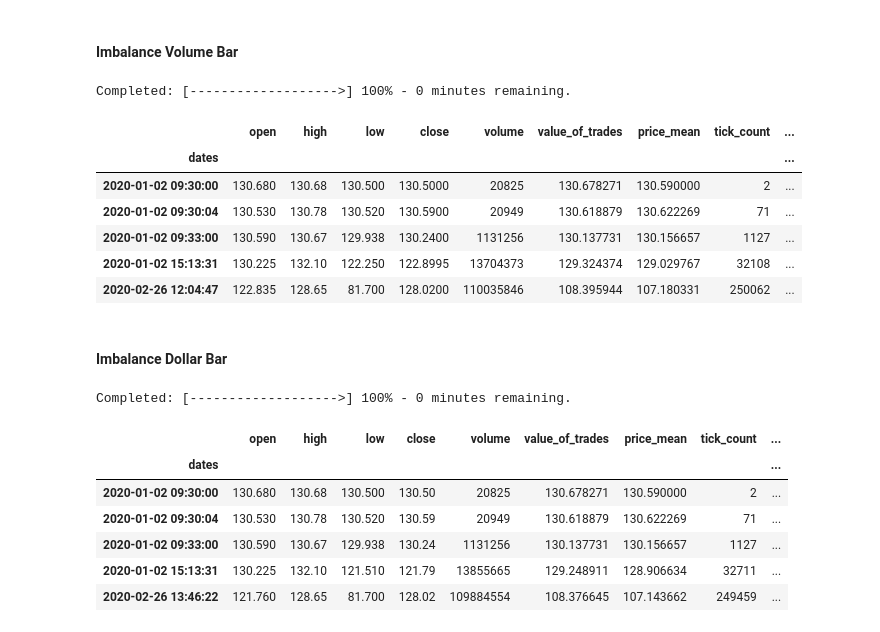
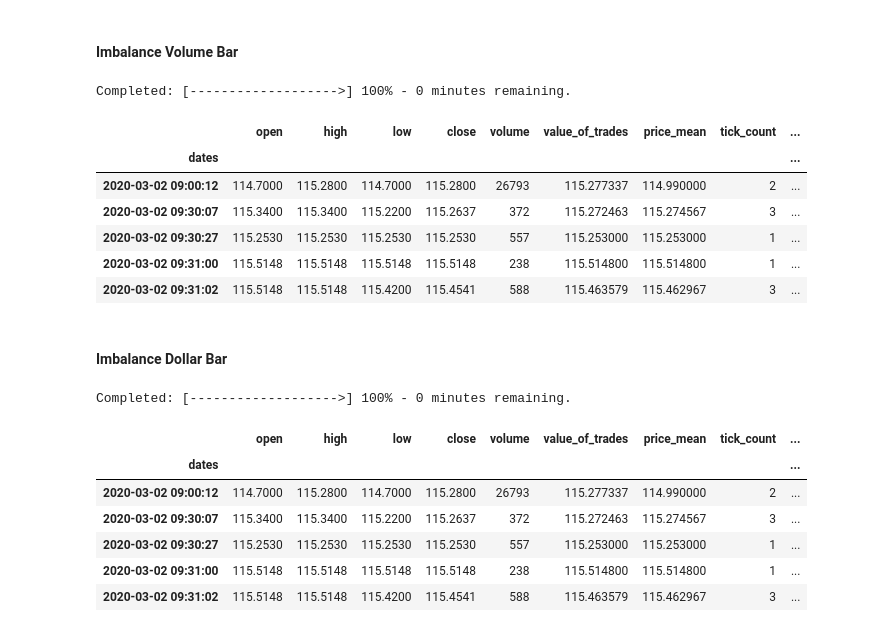
Before and after one commit to RiskLabAI/Notebooks.py, a Jupyter notebook: data/structures/Financial Data Structures.ipynb, the cells around one changed output. Cells and saved outputs as stored; diff of their text form; code cells hidden in the pictures.

```diff
--- a/data/structures/Financial Data Structures.ipynb
+++ b/data/structures/Financial Data Structures.ipynb
@@ -292,6 +703,2 @@ plt.show()
 # %% [markdown]
 ### Information-Driven Bars
-# %%
-dataframe['label'] = dataframe['price']
-dataframe['volume_labeled'] = dataframe['size']
-dataframe['dollarslabeled'] = dataframe['price'] * dataframe['size']
@@ -297,0 +707,12 @@ dataframe['dollarslabeled'] = dataframe['price'] * dataframe['size']
+# %%
+# Select a smaller range
+startDate = datetime.datetime(2020, 3, 1)
+endDate = datetime.datetime(2020, 3, 5)
+new_dataframe = dataframe[((dataframe.index >= startDate) & (dataframe.index <= endDate))][['price', 'size']]
+new_dataframe.drop_duplicates()
+new_dataframe['ret'] = np.log(new_dataframe['price']) - np.log(new_dataframe['price'].shift(1))
+new_dataframe['label'] = np.sign(new_dataframe['ret'])
+new_dataframe['volume_labeled'] = new_dataframe['label']*new_dataframe['size']
+new_dataframe['dollarslabeled'] = new_dataframe['volume_labeled']*new_dataframe['price']
+new_dataframe.dropna(inplace = True)
+new_dataframe.head()
@@ -298,13 +727,13 @@ dataframe['dollarslabeled'] = dataframe['price'] * dataframe['size']
 # %% [markdown]
 #### Imbalance Tick Bar
 # %%
-imbalance_tick_bar, thetas_absolute_tick, thresholds_tick = generate_information_driven_bars(dataframe, bar_type="tick", tick_expected_initial=0)
+imbalance_tick_bar, thetas_absolute_tick, thresholds_tick = generate_information_driven_bars(new_dataframe, bar_type="tick", tick_expected_initial=0)
 
 # Save countAverage data to Excel without overwriting previous sheets
 with pd.ExcelWriter(excel_file_path, engine='openpyxl', mode='a', if_sheet_exists='overlay') as writer:
     imbalance_tick_bar.to_excel(writer, sheet_name='imbalance tick bar')
 
-imbalance_tick_bar
+imbalance_tick_bar.head()
 # %% [output]
 Completed: [------------------->] 100% - 0 minutes remaining.
 |  | open | high | low | close | volume | value_of_trades | price_mean | tick_count | ... |
@@ -324,38 +746,38 @@ Completed: [------------------->] 100% - 0 minutes remaining.
 # %% [markdown]
 #### Imbalance Volume Bar
 # %%
-imbalance_volume_bar, thetas_absolute_volume, thresholds_volume = generate_information_driven_bars(dataframe, bar_type="volume", tick_expected_initial=0)
+imbalance_volume_bar, thetas_absolute_volume, thresholds_volume = generate_information_driven_bars(new_dataframe, bar_type="volume", tick_expected_initial=0)
 
 # Save countAverage data to Excel without overwriting previous sheets
 with pd.ExcelWriter(excel_file_path, engine='openpyxl', mode='a', if_sheet_exists='overlay') as writer:
     imbalance_volume_bar.to_excel(writer, sheet_name='imbalance volume bar')
 
-imbalance_volume_bar
+imbalance_volume_bar.head()
 # %% [output]
 Completed: [------------------->] 100% - 0 minutes remaining.
 |  | open | high | low | close | volume | value_of_trades | price_mean | tick_count | ... |
 | dates |  |  |  |  |  |  |  |  | ... |
-| 2020-01-02 09:30:00 | 130.680 | 130.68 | 130.500 | 130.5000 | 20825 | 130.678271 | 130.590000 | 2 | ... |
-| 2020-01-02 09:30:04 | 130.530 | 130.78 | 130.520 | 130.5900 | 20949 | 130.618879 | 130.622269 | 71 | ... |
-| 2020-01-02 09:33:00 | 130.590 | 130.67 | 129.938 | 130.2400 | 1131256 | 130.137731 | 130.156657 | 1127 | ... |
-| 2020-01-02 15:13:31 | 130.225 | 132.10 | 122.250 | 122.8995 | 13704373 | 129.324374 | 129.029767 | 32108 | ... |
-| 2020-02-26 12:04:47 | 122.835 | 128.65 | 81.700 | 128.0200 | 110035846 | 108.395944 | 107.180331 | 250062 | ... |
+| 2020-03-02 09:00:12 | 114.7000 | 115.2800 | 114.7000 | 115.2800 | 26793 | 115.277337 | 114.990000 | 2 | ... |
+| 2020-03-02 09:30:07 | 115.3400 | 115.3400 | 115.2200 | 115.2637 | 372 | 115.272463 | 115.274567 | 3 | ... |
+| 2020-03-02 09:30:27 | 115.2530 | 115.2530 | 115.2530 | 115.2530 | 557 | 115.253000 | 115.253000 | 1 | ... |
+| 2020-03-02 09:31:00 | 115.5148 | 115.5148 | 115.5148 | 115.5148 | 238 | 115.514800 | 115.514800 | 1 | ... |
+| 2020-03-02 09:31:02 | 115.5148 | 115.5148 | 115.4200 | 115.4541 | 588 | 115.463579 | 115.462967 | 3 | ... |
 # %% [markdown]
 #### Imbalance Dollar Bar
 # %%
-imbalance_dollar_bar, thetas_absolute_dollar, thresholds_dollar = generate_information_driven_bars(dataframe, bar_type="dollar", tick_expected_initial=0)
+imbalance_dollar_bar, thetas_absolute_dollar, thresholds_dollar = generate_information_driven_bars(new_dataframe, bar_type="dollar", tick_expected_initial=0)
 
  # Save countAverage data to Excel without overwriting previous sheets
 with pd.ExcelWriter(excel_file_path, engine='openpyxl', mode='a', if_sheet_exists='overlay') as writer:
     imbalance_dollar_bar.to_excel(writer, sheet_name='imbalance dollar bar')
 
-imbalance_dollar_bar
+imbalance_dollar_bar.head()
 # %% [output]
 Completed: [------------------->] 100% - 0 minutes remaining.
 |  | open | high | low | close | volume | value_of_trades | price_mean | tick_count | ... |
 | dates |  |  |  |  |  |  |  |  | ... |
-| 2020-01-02 09:30:00 | 130.680 | 130.68 | 130.500 | 130.50 | 20825 | 130.678271 | 130.590000 | 2 | ... |
-| 2020-01-02 09:30:04 | 130.530 | 130.78 | 130.520 | 130.59 | 20949 | 130.618879 | 130.622269 | 71 | ... |
-| 2020-01-02 09:33:00 | 130.590 | 130.67 | 129.938 | 130.24 | 1131256 | 130.137731 | 130.156657 | 1127 | ... |
-| 2020-01-02 15:13:31 | 130.225 | 132.10 | 121.510 | 121.79 | 13855665 | 129.248911 | 128.906634 | 32711 | ... |
-| 2020-02-26 13:46:22 | 121.760 | 128.65 | 81.700 | 128.02 | 109884554 | 108.376645 | 107.143662 | 249459 | ... |
+| 2020-03-02 09:00:12 | 114.7000 | 115.2800 | 114.7000 | 115.2800 | 26793 | 115.277337 | 114.990000 | 2 | ... |
+| 2020-03-02 09:30:07 | 115.3400 | 115.3400 | 115.2200 | 115.2637 | 372 | 115.272463 | 115.274567 | 3 | ... |
+| 2020-03-02 09:30:27 | 115.2530 | 115.2530 | 115.2530 | 115.2530 | 557 | 115.253000 | 115.253000 | 1 | ... |
+| 2020-03-02 09:31:00 | 115.5148 | 115.5148 | 115.5148 | 115.5148 | 238 | 115.514800 | 115.514800 | 1 | ... |
+| 2020-03-02 09:31:02 | 115.5148 | 115.5148 | 115.4200 | 115.4541 | 588 | 115.463579 | 115.462967 | 3 | ... |
```
Also changed, not shown: parts of 86 cells of this notebook, 7 other files.
